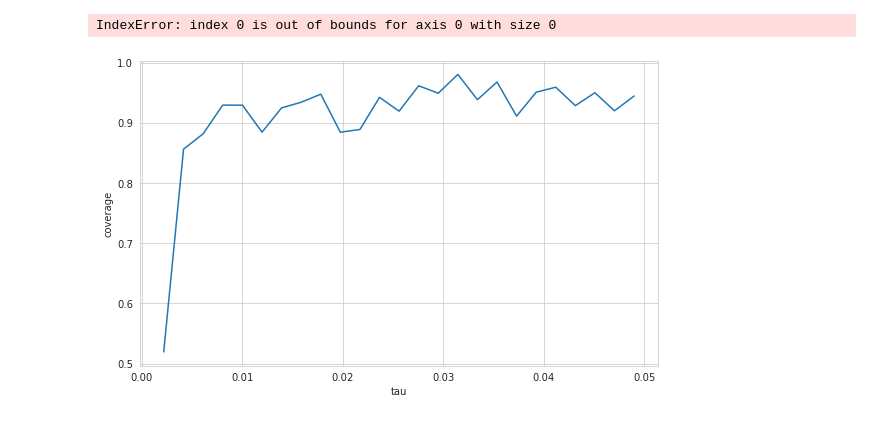
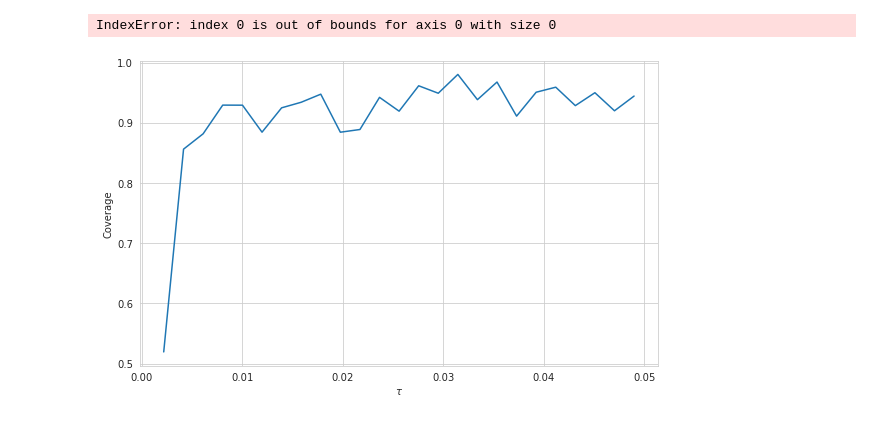
Before and after one commit to WHITSNAK/sta532-sp23, a Jupyter notebook: exams/midterm.ipynb, the cells around one changed output. Drawn from its saved outputs; the diff is of its cells as text; code cells hidden in the pictures.

```diff
--- a/exams/midterm.ipynb
+++ b/exams/midterm.ipynb
@@ -123,11 +123,11 @@ d['bin'] = pd.cut(d.tau, bins=25).apply(lambda x: x.mid).astype(float)
 # %%
 fig, ax = plt.subplots(figsize=(8, 5))
 
 d.groupby('bin').covered.mean().plot(ax=ax)
-ax.set_ylabel('coverage')
-ax.set_xlabel('tau')
+ax.set_ylabel('Coverage')
+ax.set_xlabel('$\\tau$')
 
 fig.tight_layout()
 fig.show()
 # %% [output]
-[figure, old version]
+[figure, new version]
```
